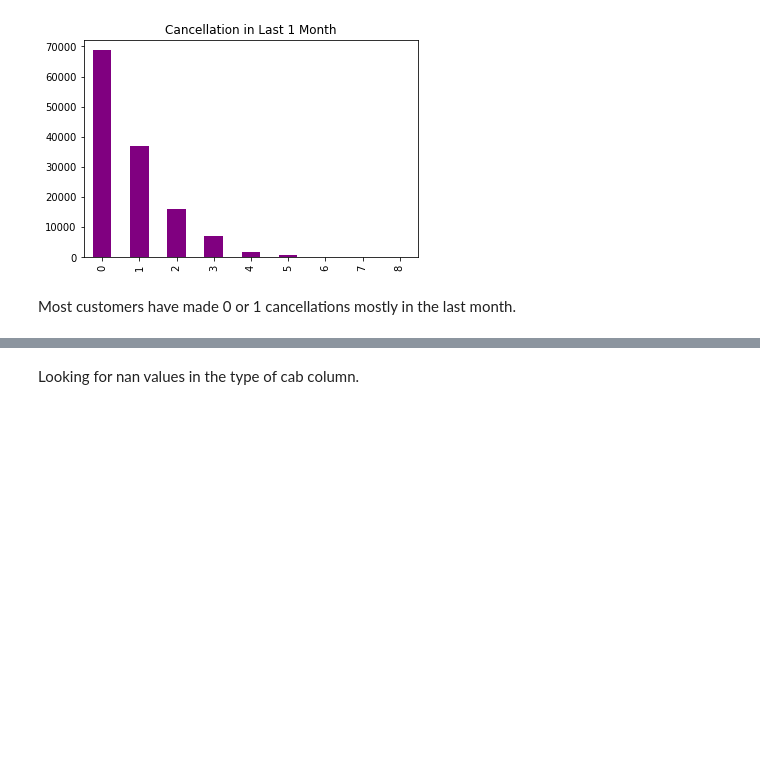
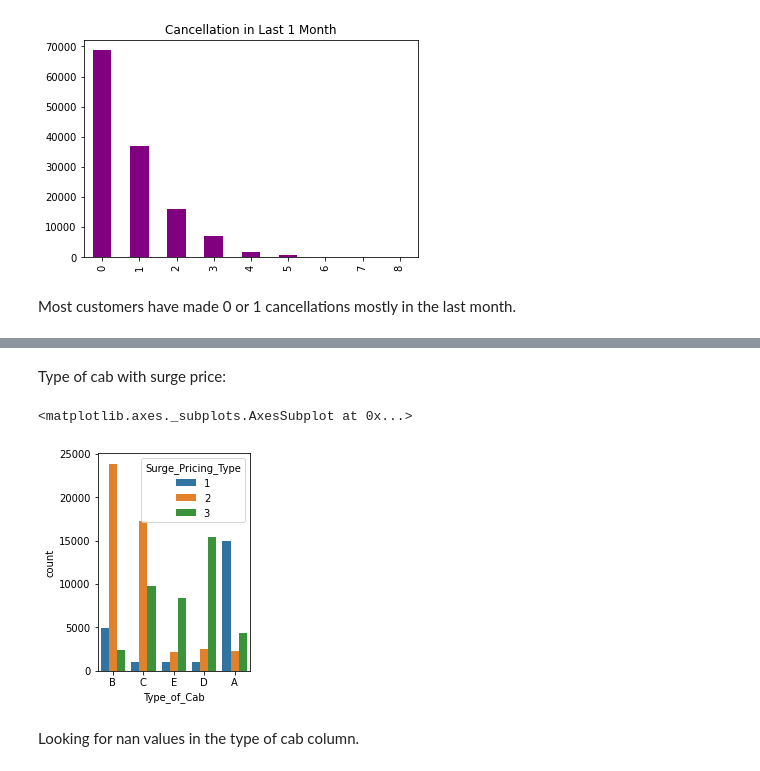
Before and after one commit to sspaulc/TAXI-MOBILITY-SURGE-PRICE-PREDICTION, a Jupyter notebook: Taxi_Price_Surge_Prediction.ipynb, the cells around one changed output, grey strips where cells are left out. Cells and saved outputs as stored; diff of their text form; code cells hidden in the pictures; blank space fills up the shorter version.

```diff
--- a/Taxi_Price_Surge_Prediction.ipynb
+++ b/Taxi_Price_Surge_Prediction.ipynb
@@ -177,3 +184,11 @@ Most customers have made 0 or 1 cancellations mostly in the last month.
+# %% [markdown]
+Type of cab with surge price:
+# %%
+plt.subplot(1,2,2)
+sns.countplot(data['Type_of_Cab'],hue=data['Surge_Pricing_Type'])
+# %% [output]
+<matplotlib.axes._subplots.AxesSubplot at 0x...>
+[figure, added]
 # %% [markdown]
 Looking for nan values in the type of cab column.
 # %%
```
Also changed, not shown: parts of 65 cells of this notebook.
